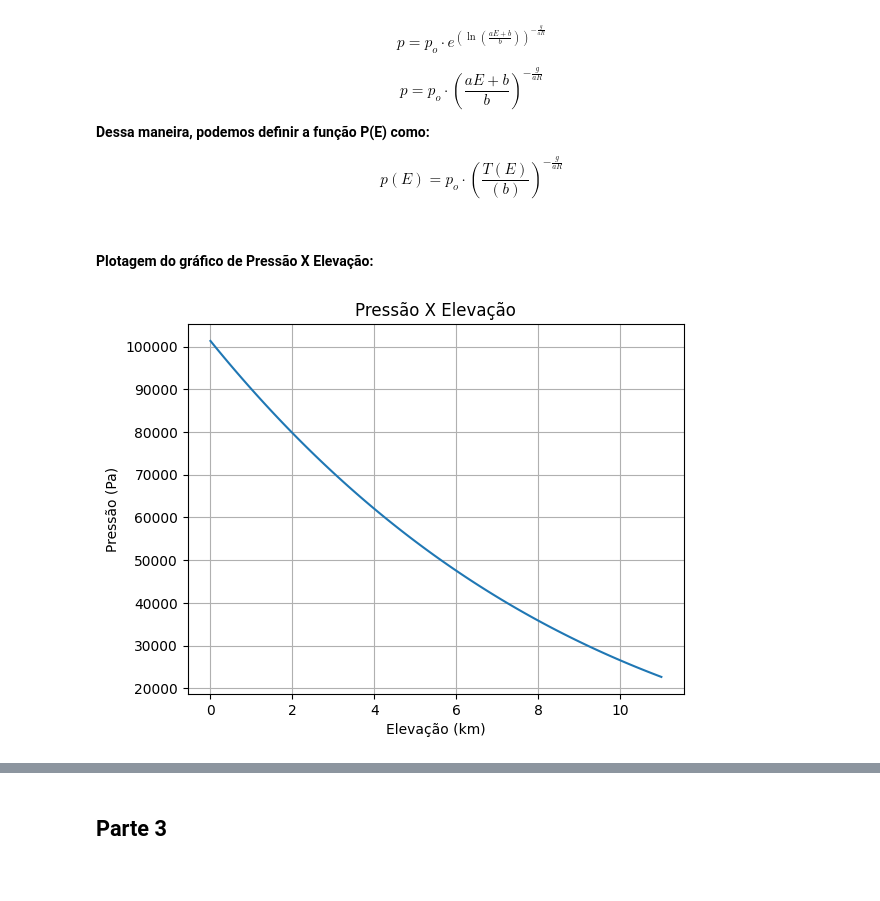
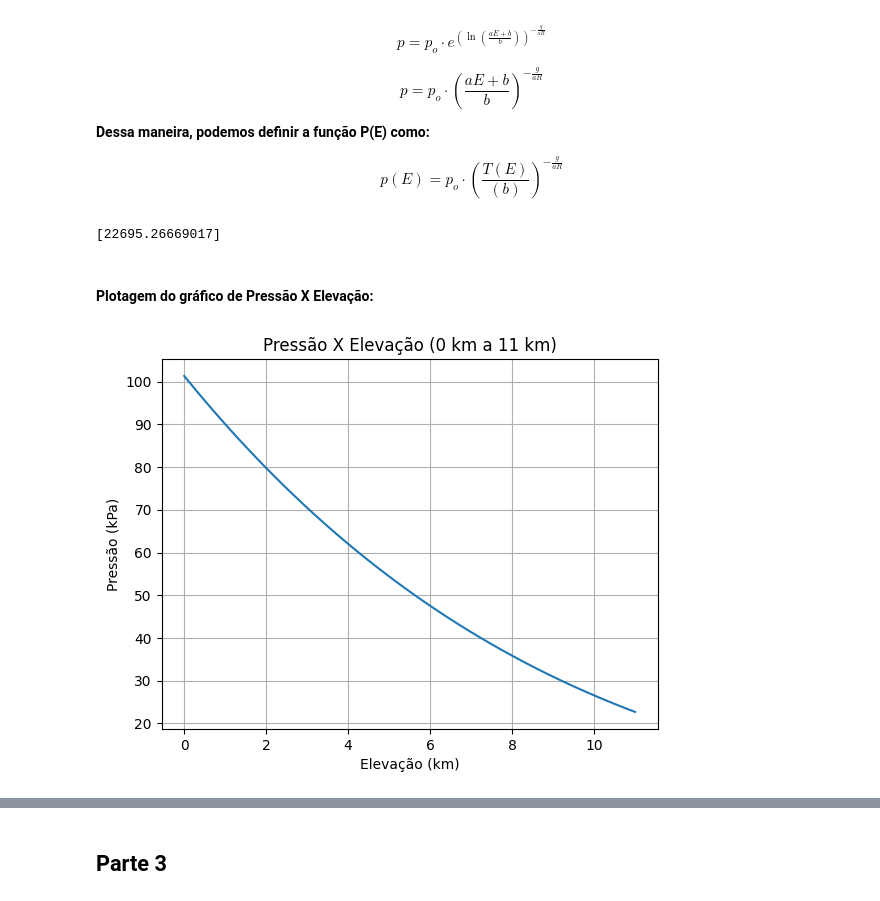
Before and after one commit to bernardo-gontijo/Ativ1-MecSolMecFlu, a Jupyter notebook: atividade1.ipynb, the cells around one changed output, grey strips where cells are left out. Cells and saved outputs as stored; diff of their text form; code cells hidden in the pictures.

```diff
--- a/atividade1.ipynb
+++ b/atividade1.ipynb
@@ -64,9 +64,8 @@ import matplotlib.pyplot as plt
 #### Definição das constantes
 # %%
 g = 9.81
-R = 287
+R = 287.058
 T_isotermico = -56.5
 T_kelvin = T_isotermico + 273.15 # Convercao para Kelvin
 p_0 = 101325
-p_o = 22632 # Pressão de acordo com a Atmosfera Padrão Internacional, para realização dos valores do gráfico
 # %% [markdown]
@@ -73,0 +77,14 @@ p_o = 22632 # Pressão de acordo com a Atmosfera Padrão Internacional, para rea
+# %%
+a = -7.24810199
+b = 293.22115289
+
+def pressao_variavel(e):
+    e_m = e*1000
+    a_m = a/1000 # Pois ao ser feito a regressão linear usou-se km
+    p = p_0*((a_m*e_m + b)/b)**(-(g/(a_m*R)))
+
+    return p
+
+p_11 = pressao_variavel(11)
+
+print(f"Pressão em 11 km: {p_11} Pa")
@@ -242,23 +314,27 @@ p(E) = p_o \cdot \left( \frac{T(E)}{(b)} \right)^{-\frac{g}{aR}}$$
 # %%
 def pressao_variavel(e):
     T = t(e)
-    e = e*1000
-    a_m = a/1000 # Pois ao ser feito a regressão linear usou-se km
+    e = e*(1000)
+    a_m = a/(1000) # Pois ao ser feito a regressão linear usou-se km
     p = p_0*(T/b)**(-(g/(a_m*R)))
 
     return p
+
+print(pressao_variavel(11))
+# %% [output]
+[22695.26669017]
 # %% [markdown]
 #### Plotagem do gráfico de Pressão X Elevação:
 # %%
 elevacao = np.linspace(0, 11, 100)
 
 pressao = pressao_variavel(elevacao)
 
-plt.plot(elevacao, pressao)
+plt.plot(elevacao, pressao / 1000)
 plt.xlabel('Elevação (km)')
-plt.ylabel('Pressão (Pa)')
-plt.title('Pressão X Elevação')
+plt.ylabel('Pressão (kPa)')
+plt.title('Pressão X Elevação (0 km a 11 km)')
 plt.grid(True)
 plt.show()
 # %% [output]
-[figure, old version]
+[figure, new version]
```
Also changed, not shown: parts of 11 cells of this notebook.
